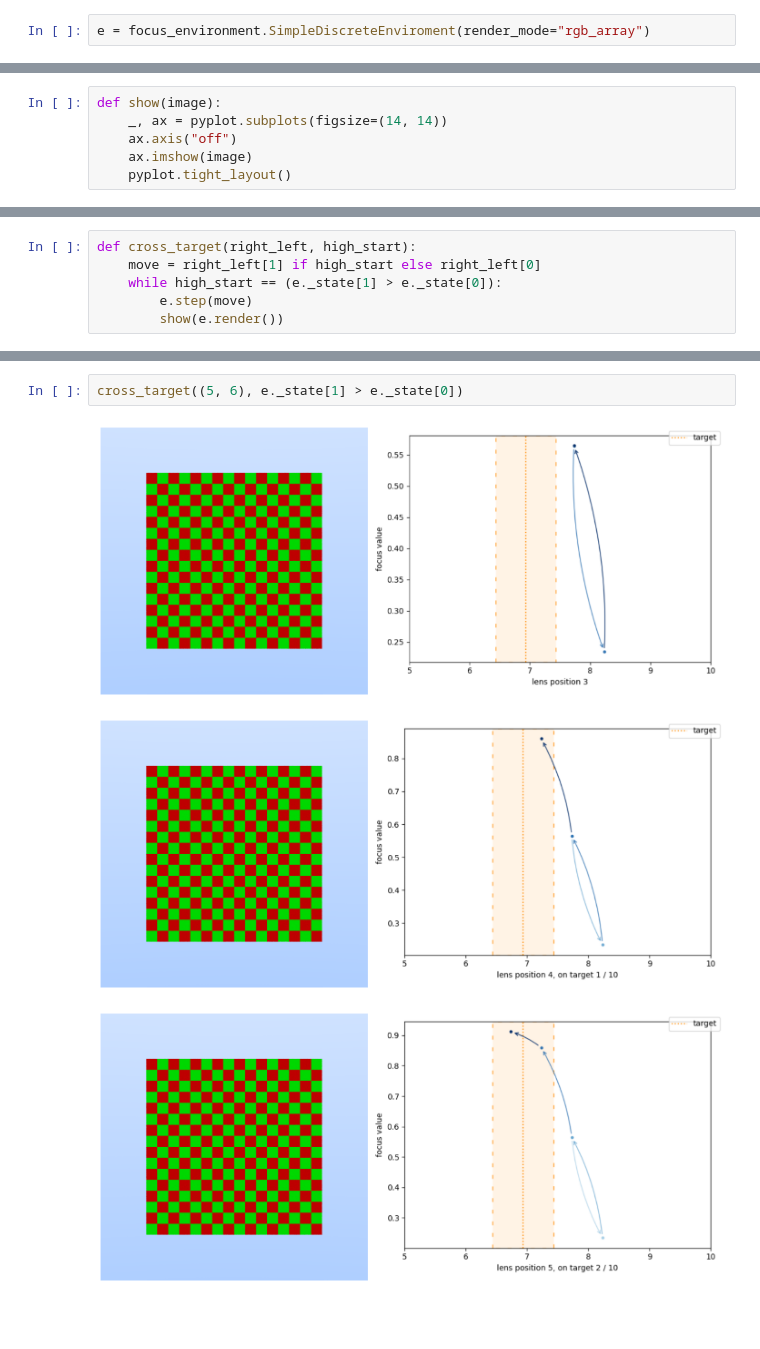
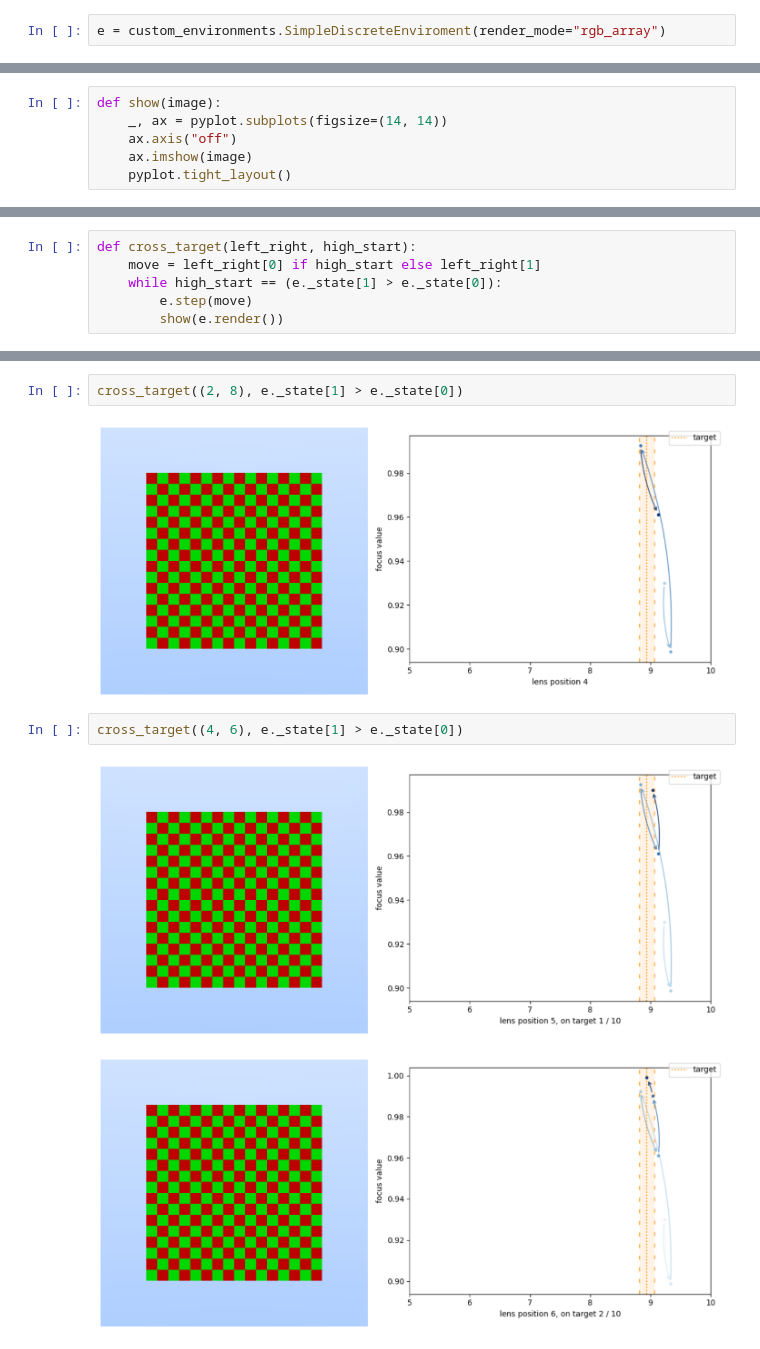
Before and after one commit to jeffwhunter/reinfocus, a Jupyter notebook: examples/environment.ipynb, the cells around one changed output, grey strips where cells are left out. Cells and saved outputs as stored; diff of their text form; blank space fills up the shorter version.

```diff
--- a/examples/environment.ipynb
+++ b/examples/environment.ipynb
@@ -5,5 +5,5 @@ from reinfocus.environment import focus_environment
 # %%
-e = focus_environment.SimpleDiscreteEnviroment(render_mode="rgb_array")
+e = custom_environments.SimpleDiscreteEnviroment(render_mode="rgb_array")
 # %%
 e.action_space
 # %% [output]
@@ -50,6 +50,6 @@ array([6.9320087, 8.23185  ], dtype=float32)
 # %%
-def cross_target(right_left, high_start):
-    move = right_left[1] if high_start else right_left[0]
+def cross_target(left_right, high_start):
+    move = left_right[0] if high_start else left_right[1]
     while high_start == (e._state[1] > e._state[0]):
         e.step(move)
         show(e.render())
@@ -56,6 +60,9 @@ def cross_target(right_left, high_start):
+# %%
+cross_target((2, 8), e._state[1] > e._state[0])
+# %% [output]
+[figure, added]
 # %%
-cross_target((5, 6), e._state[1] > e._state[0])
+cross_target((4, 6), e._state[1] > e._state[0])
 # %% [output]
-[figure, old version]
+[figure, new version]
-[figure, old version]
+[figure, new version]
-[figure, removed]
```
Also changed, not shown: parts of 11 cells of this notebook, 9 other files.
